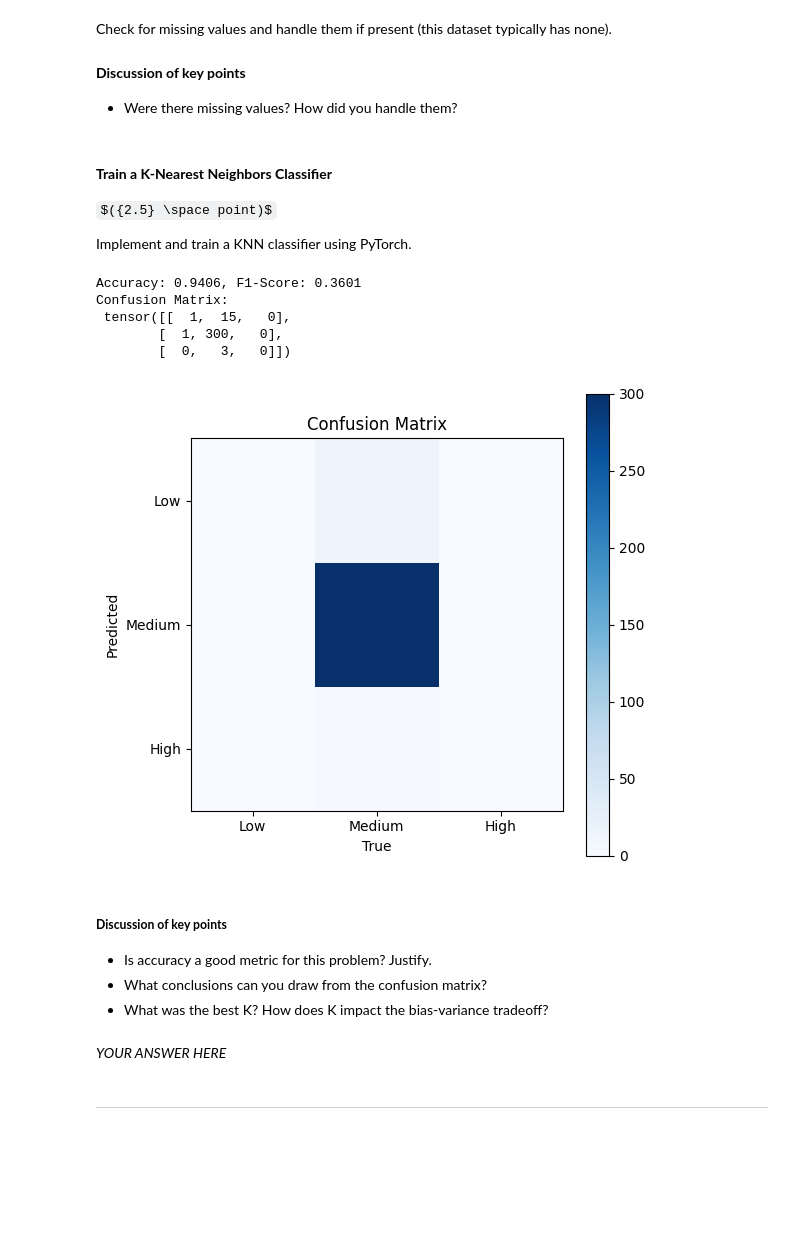
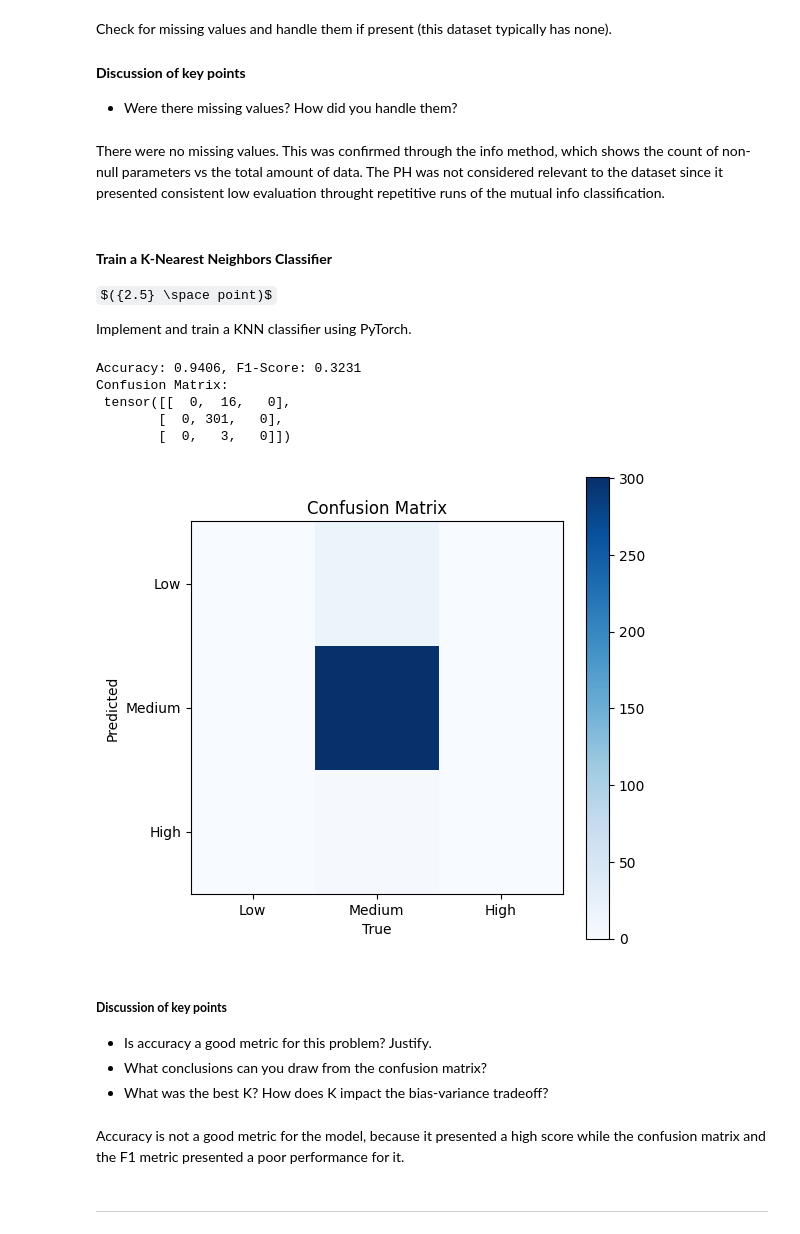
Before and after one commit to THdeCamargoJ/mc886-machine-learning, a Jupyter notebook: assignment_1/mc886_1s2025_assignment_1.ipynb, the cells around one changed output. Drawn from its saved outputs; the diff is of its cells as text; code cells hidden in the pictures; some formulas as TeX source; blank space fills up the shorter version.

Commit message:
Knn initial answerers

```diff
--- a/assignment_1/mc886_1s2025_assignment_1.ipynb
+++ b/assignment_1/mc886_1s2025_assignment_1.ipynb
@@ -667,6 +667,8 @@ Check for missing values and handle them if present (this dataset typically has
 
 #### **Discussion of key points**
 - Were there missing values? How did you handle them?
+# %% [markdown]
+There were no missing values. This was confirmed through the info method, which shows the count of non-null parameters vs the total amount of data. The PH was not considered relevant to the dataset since it presented consistent low evaluation throught repetitive runs of the mutual info classification.
 # %% [markdown]
 #### **Train a K-Nearest Neighbors Classifier**
 
@@ -676,7 +678,7 @@ Implement and train a KNN classifier using PyTorch.
 # %%
 # KNN Classifier
 class KNNClassifier:
-    def __init__(self, k=5):
+    def __init__(self, k=10):
         self.k = k # Number of nearest neighbors to consider
 
     def fit(self, X, y):
@@ -695,48 +697,59 @@ class KNNClassifier:
         predictions = torch.mode(k_nearest_labels, dim=1)[0]
         return predictions
 # %%
+# Removing the PH from the dataset
+X = torch.tensor(df_.drop(["quality", "pH"], axis=1).values, dtype=torch.float32)
+y = torch.tensor(pd.cut(df_["quality"], bins=[0, 4, 7, 10], labels=[0, 1, 2]).cat.codes, dtype=torch.long)
+
+train_size = int(0.8 * len(X))
+X_train, X_test = X[:train_size], X[train_size:]
+y_train, y_test = y[:train_size], y[train_size:]
+
+# Normalize features
+X = (X - X.mean(dim=0)) / X.std(dim=0)
+
 # Train and predict with KNN
-knn = KNNClassifier(k=5)
+knn = KNNClassifier(k=10)
 knn.fit(X_train, y_train)
-y_pred = knn.predict(X_test) **
+y_pred = knn.predict(X_test)
 
 # Metrics with Torchmetrics
 accuracy = Accuracy(task="multiclass", num_classes=3)
 f1 = F1Score(task="multiclass", num_classes=3, average="macro")
 conf_matrix = ConfusionMatrix(task="multiclass", num_classes=3)
 
 # Evaluate the KNN classifier
 acc = accuracy(y_pred, y_test)
 f1_score = f1(y_pred, y_test)
 cm = conf_matrix(y_pred, y_test)
 
 print(f"Accuracy: {acc:.4f}, F1-Score: {f1_score:.4f}")
 print("Confusion Matrix:\n", cm)
 
 # Plot confusion matrix
 plt.figure(figsize=(6, 6))
 plt.imshow(cm, interpolation="nearest", cmap=plt.cm.Blues)
 plt.title("Confusion Matrix")
 plt.colorbar()
 plt.xticks([0, 1, 2], ["Low", "Medium", "High"])
 plt.yticks([0, 1, 2], ["Low", "Medium", "High"])
 plt.xlabel("True")
 plt.ylabel("Predicted")
 plt.show()
 # %% [output]
-Accuracy: 0.9406, F1-Score: 0.3601
+Accuracy: 0.9406, F1-Score: 0.3231
 Confusion Matrix:
- tensor([[  1,  15,   0],
-        [  1, 300,   0],
+ tensor([[  0,  16,   0],
+        [  0, 301,   0],
         [  0,   3,   0]])
-[figure, old version]
+[figure, new version]
 # %% [markdown]
 ##### **Discussion of key points**
 - Is accuracy a good metric for this problem? Justify.
 - What conclusions can you draw from the confusion matrix?
 - What was the best K? How does K impact the bias-variance tradeoff?
-# %% [markdown]
-*YOUR ANSWER HERE*
+# %% [markdown]
+Accuracy is not a good metric for the model, because it presented a high score while the confusion matrix and the F1 metric presented a poor performance for it.
 # %% [markdown]
 ---
 # %% [markdown]
```
